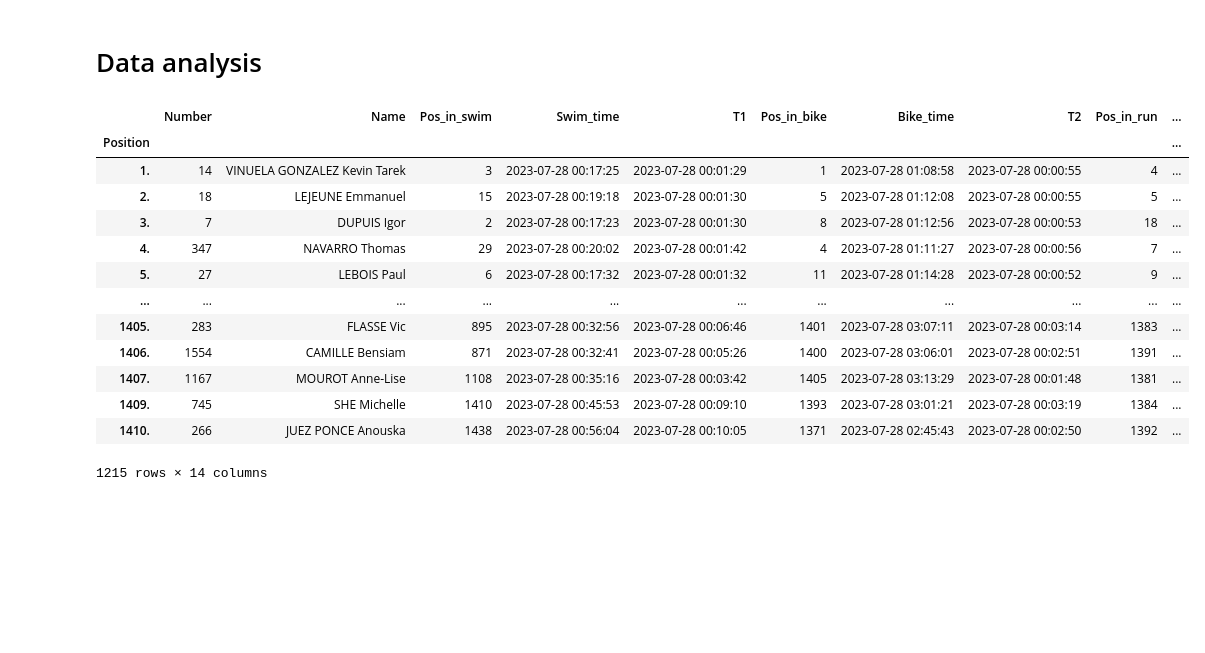
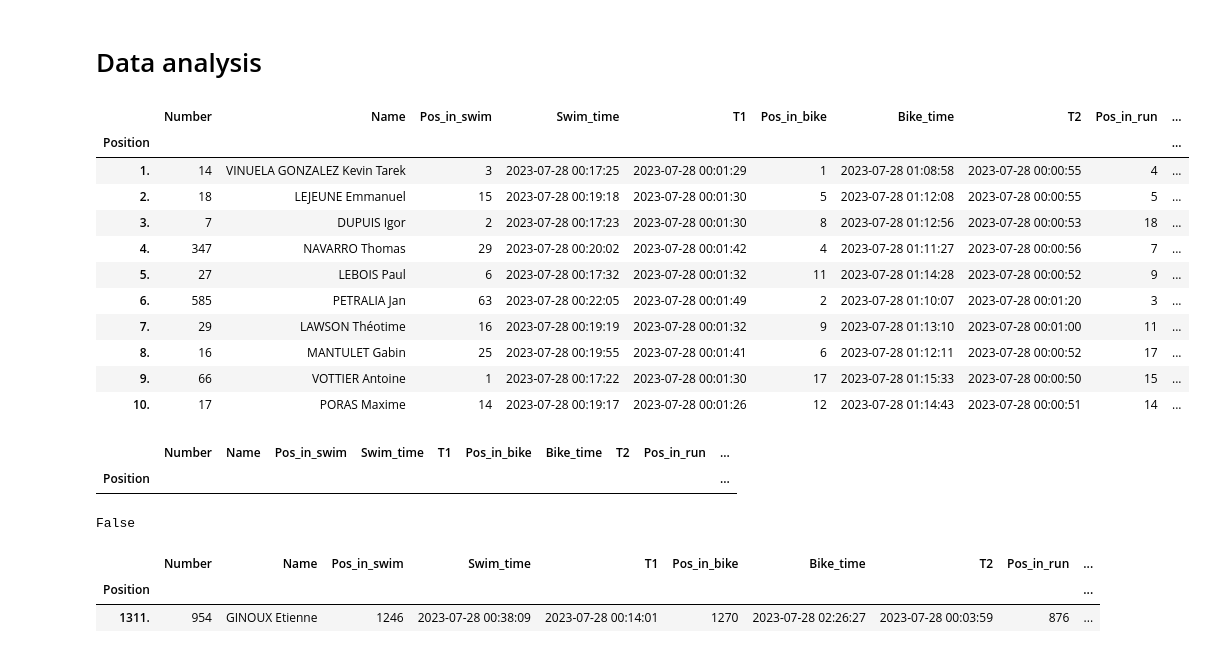
Before and after one commit to eginoux/triathlon-scrapping, a Jupyter notebook: notebooks/M_analysis.ipynb, the cells around one changed output. Drawn from its saved outputs; the diff is of its cells as text; code cells hidden in the pictures; blank space fills up the shorter version.

```diff
--- a/notebooks/M_analysis.ipynb
+++ b/notebooks/M_analysis.ipynb
@@ -112,19 +164,37 @@ dataframe.set_index("Position", inplace=True)
 # %% [markdown]
 # Data analysis
-# %%
-dataframe
-# %% [output]
-|  | Number | Name | Pos_in_swim | Swim_time | T1 | Pos_in_bike | Bike_time | T2 | Pos_in_run | ... |
-| Position |  |  |  |  |  |  |  |  |  | ... |
-| 1. | 14 | VINUELA GONZALEZ Kevin Tarek | 3 | 2023-07-28 00:17:25 | 2023-07-28 00:01:29 | 1 | 2023-07-28 01:08:58 | 2023-07-28 00:00:55 | 4 | ... |
-| 2. | 18 | LEJEUNE Emmanuel | 15 | 2023-07-28 00:19:18 | 2023-07-28 00:01:30 | 5 | 2023-07-28 01:12:08 | 2023-07-28 00:00:55 | 5 | ... |
-| 3. | 7 | DUPUIS Igor | 2 | 2023-07-28 00:17:23 | 2023-07-28 00:01:30 | 8 | 2023-07-28 01:12:56 | 2023-07-28 00:00:53 | 18 | ... |
-| 4. | 347 | NAVARRO Thomas | 29 | 2023-07-28 00:20:02 | 2023-07-28 00:01:42 | 4 | 2023-07-28 01:11:27 | 2023-07-28 00:00:56 | 7 | ... |
-| 5. | 27 | LEBOIS Paul | 6 | 2023-07-28 00:17:32 | 2023-07-28 00:01:32 | 11 | 2023-07-28 01:14:28 | 2023-07-28 00:00:52 | 9 | ... |
-| ... | ... | ... | ... | ... | ... | ... | ... | ... | ... | ... |
-| 1405. | 283 | FLASSE Vic | 895 | 2023-07-28 00:32:56 | 2023-07-28 00:06:46 | 1401 | 2023-07-28 03:07:11 | 2023-07-28 00:03:14 | 1383 | ... |
-| 1406. | 1554 | CAMILLE Bensiam | 871 | 2023-07-28 00:32:41 | 2023-07-28 00:05:26 | 1400 | 2023-07-28 03:06:01 | 2023-07-28 00:02:51 | 1391 | ... |
-| 1407. | 1167 | MOUROT Anne-Lise | 1108 | 2023-07-28 00:35:16 | 2023-07-28 00:03:42 | 1405 | 2023-07-28 03:13:29 | 2023-07-28 00:01:48 | 1381 | ... |
-| 1409. | 745 | SHE Michelle | 1410 | 2023-07-28 00:45:53 | 2023-07-28 00:09:10 | 1393 | 2023-07-28 03:01:21 | 2023-07-28 00:03:19 | 1384 | ... |
-| 1410. | 266 | JUEZ PONCE Anouska | 1438 | 2023-07-28 00:56:04 | 2023-07-28 00:10:05 | 1371 | 2023-07-28 02:45:43 | 2023-07-28 00:02:50 | 1392 | ... |
-1215 rows × 14 columns
+# %%
+# Display 10 first rows
+dataframe.head(10)
+# %% [output]
+|  | Number | Name | Pos_in_swim | Swim_time | T1 | Pos_in_bike | Bike_time | T2 | Pos_in_run | ... |
+| Position |  |  |  |  |  |  |  |  |  | ... |
+| 1. | 14 | VINUELA GONZALEZ Kevin Tarek | 3 | 2023-07-28 00:17:25 | 2023-07-28 00:01:29 | 1 | 2023-07-28 01:08:58 | 2023-07-28 00:00:55 | 4 | ... |
+| 2. | 18 | LEJEUNE Emmanuel | 15 | 2023-07-28 00:19:18 | 2023-07-28 00:01:30 | 5 | 2023-07-28 01:12:08 | 2023-07-28 00:00:55 | 5 | ... |
+| 3. | 7 | DUPUIS Igor | 2 | 2023-07-28 00:17:23 | 2023-07-28 00:01:30 | 8 | 2023-07-28 01:12:56 | 2023-07-28 00:00:53 | 18 | ... |
+| 4. | 347 | NAVARRO Thomas | 29 | 2023-07-28 00:20:02 | 2023-07-28 00:01:42 | 4 | 2023-07-28 01:11:27 | 2023-07-28 00:00:56 | 7 | ... |
+| 5. | 27 | LEBOIS Paul | 6 | 2023-07-28 00:17:32 | 2023-07-28 00:01:32 | 11 | 2023-07-28 01:14:28 | 2023-07-28 00:00:52 | 9 | ... |
+| 6. | 585 | PETRALIA Jan | 63 | 2023-07-28 00:22:05 | 2023-07-28 00:01:49 | 2 | 2023-07-28 01:10:07 | 2023-07-28 00:01:20 | 3 | ... |
+| 7. | 29 | LAWSON Théotime | 16 | 2023-07-28 00:19:19 | 2023-07-28 00:01:32 | 9 | 2023-07-28 01:13:10 | 2023-07-28 00:01:00 | 11 | ... |
+| 8. | 16 | MANTULET Gabin | 25 | 2023-07-28 00:19:55 | 2023-07-28 00:01:41 | 6 | 2023-07-28 01:12:11 | 2023-07-28 00:00:52 | 17 | ... |
+| 9. | 66 | VOTTIER Antoine | 1 | 2023-07-28 00:17:22 | 2023-07-28 00:01:30 | 17 | 2023-07-28 01:15:33 | 2023-07-28 00:00:50 | 15 | ... |
+| 10. | 17 | PORAS Maxime | 14 | 2023-07-28 00:19:17 | 2023-07-28 00:01:26 | 12 | 2023-07-28 01:14:43 | 2023-07-28 00:00:51 | 14 | ... |
+# %%
+# Check for duplicates rows
+dataframe[dataframe.duplicated()]
+# %% [output]
+|  | Number | Name | Pos_in_swim | Swim_time | T1 | Pos_in_bike | Bike_time | T2 | Pos_in_run | ... |
+| Position |  |  |  |  |  |  |  |  |  | ... |
+# %%
+# Check for NaN
+dataframe.isnull().values.any()
+# %% [output]
+False
+# %%
+# Get some data to compare
+my_row = dataframe[dataframe["Name"] == "GINOUX Etienne"]
+my_row
+# %% [output]
+|  | Number | Name | Pos_in_swim | Swim_time | T1 | Pos_in_bike | Bike_time | T2 | Pos_in_run | ... |
+| Position |  |  |  |  |  |  |  |  |  | ... |
+| 1311. | 954 | GINOUX Etienne | 1246 | 2023-07-28 00:38:09 | 2023-07-28 00:14:01 | 1270 | 2023-07-28 02:26:27 | 2023-07-28 00:03:59 | 876 | ... |
```
Also changed, not shown: parts of 17 cells of this notebook.
